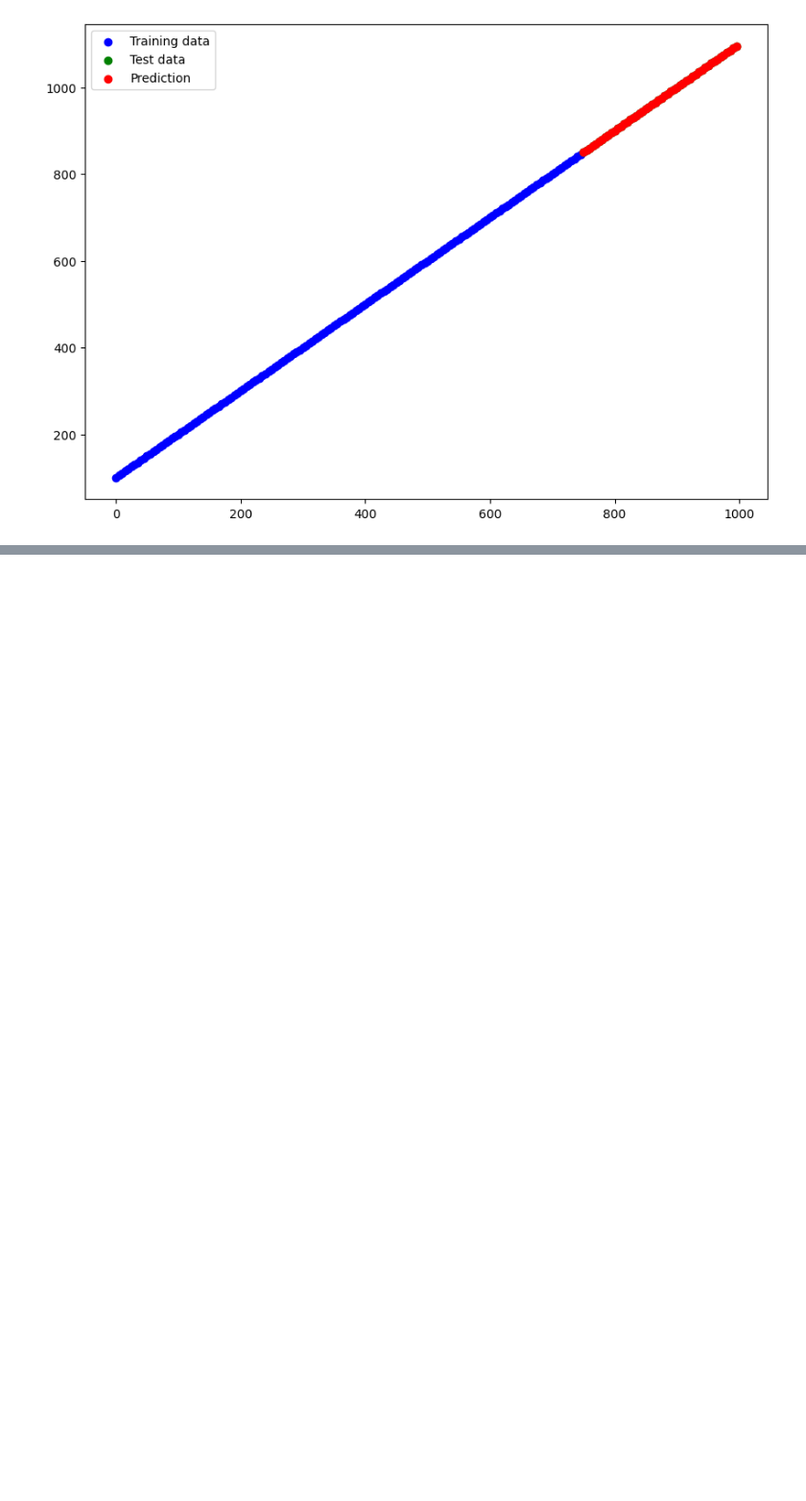
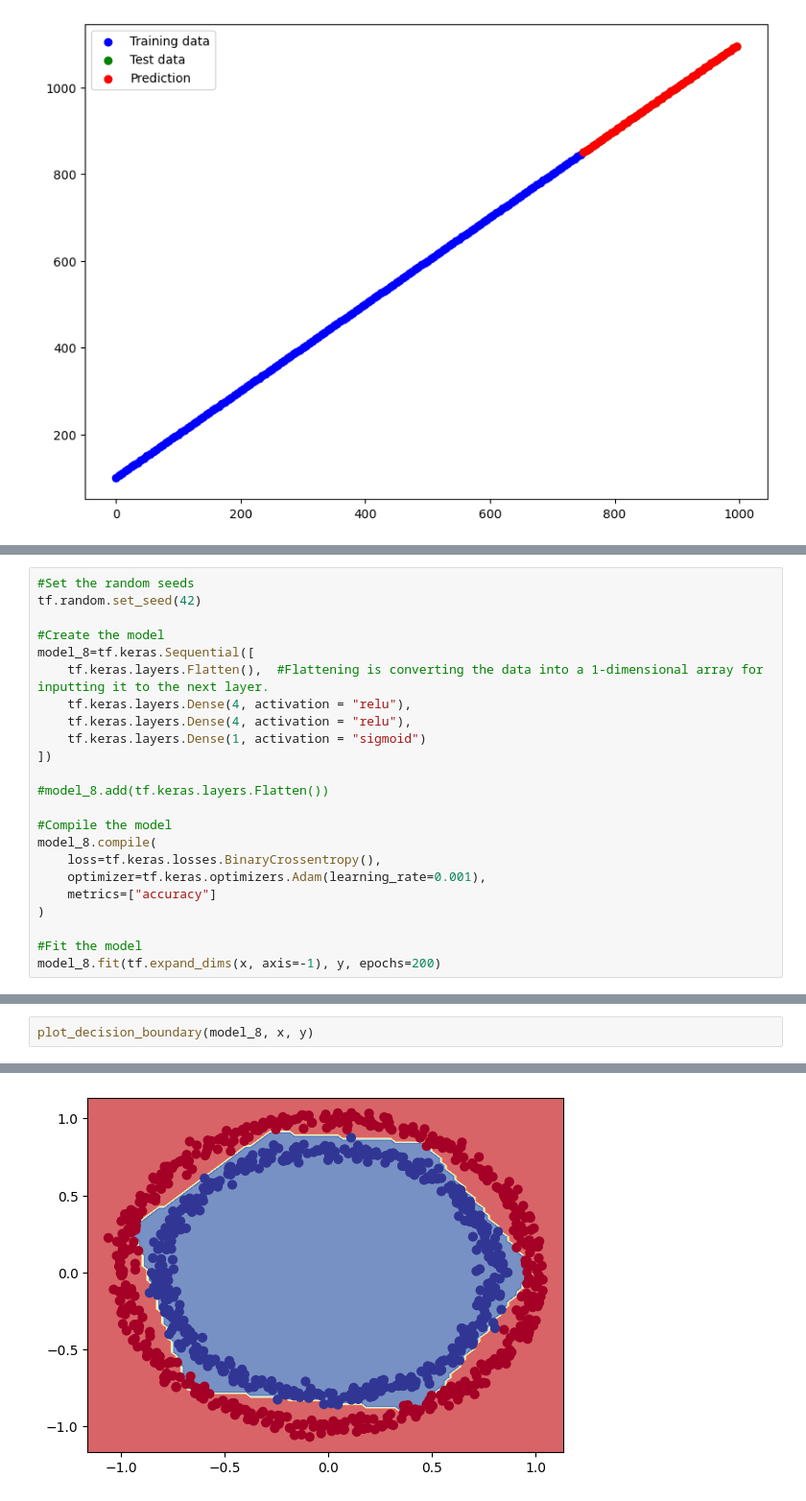
Before and after one commit to amitvermaknw/tensorflow, a Jupyter notebook: src/neural_network_classification.ipynb, the cells around one changed output, grey strips where cells are left out. Shown: that part at 96% size. Drawn from its saved outputs; the diff is of its cells as text; blank space fills up the shorter version.

```diff
--- a/src/neural_network_classification.ipynb
+++ b/src/neural_network_classification.ipynb
@@ -341,0 +485,23 @@ plt.legend()
+# %%
+#Set the random seeds
+tf.random.set_seed(42)
+
+#Create the model
+model_8=tf.keras.Sequential([
+    tf.keras.layers.Flatten(),  #Flattening is converting the data into a 1-dimensional array for inputting it to the next layer.
+    tf.keras.layers.Dense(4, activation = "relu"),
+    tf.keras.layers.Dense(4, activation = "relu"),
+    tf.keras.layers.Dense(1, activation = "sigmoid")
+])
+
+#model_8.add(tf.keras.layers.Flatten())
+
+#Compile the model
+model_8.compile(
+    loss=tf.keras.losses.BinaryCrossentropy(),
+    optimizer=tf.keras.optimizers.Adam(learning_rate=0.001),
+    metrics=["accuracy"]
+)
+
+#Fit the model
+model_8.fit(tf.expand_dims(x, axis=-1), y, epochs=200)
@@ -341,0 +547,3 @@ plt.legend()
+# %%
+plot_decision_boundary(model_8, x, y)
+# %% [output]
@@ -341,0 +552 @@ plt.legend()
+[figure, added]
```
Also changed, not shown: parts of 13 cells of this notebook.
